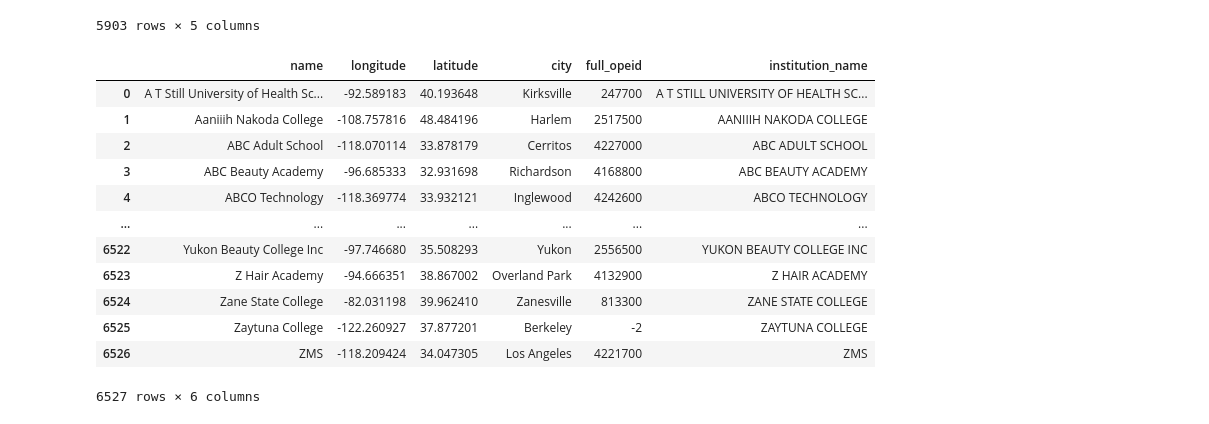
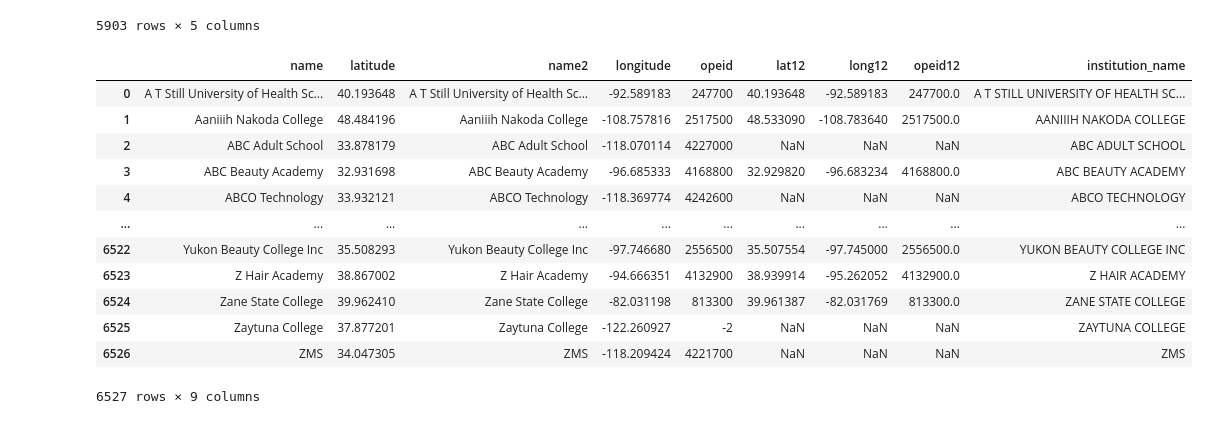
Before and after one commit to 6859-sp21/a4-social-mobility-in-us, a Jupyter notebook: DataTransformations.ipynb, the cells around one changed output. Saved outputs shown, nothing was run; the diff lists cells and outputs as text; code cells hidden in the pictures.

```diff
--- a/DataTransformations.ipynb
+++ b/DataTransformations.ipynb
@@ -62,23 +62,23 @@ mrc11_df
 | 5902 | 41893 | 41893 | ALLIED AMERICAN UNIVERSITY | ALLIED AMERICAN UNIVERSITY | 0 |
 5903 rows × 5 columns
 # %%
-locations_df = pd.read_csv('locations.csv').drop(columns = ['Unnamed: 5'])
-locations_df.columns = ['name', 'longitude', 'latitude', 'city', 'full_opeid']
+locations_df = pd.read_csv('locations_updated.csv').drop(columns = ['Institution name alias (HD2019)', 'Unnamed: 9'])
+locations_df.columns = ['name', 'latitude', 'name2', 'longitude', 'opeid', 'lat12', 'long12', 'opeid12']
 locations_df['institution_name'] = locations_df.name.apply(lambda x: x.upper())
 
 
 locations_df
 # %% [output]
-|  | name | longitude | latitude | city | full_opeid | institution_name |
-| 0 | A T Still University of Health Sc... | -92.589183 | 40.193648 | Kirksville | 247700 | A T STILL UNIVERSITY OF HEALTH SC... |
-| 1 | Aaniiih Nakoda College | -108.757816 | 48.484196 | Harlem | 2517500 | AANIIIH NAKODA COLLEGE |
-| 2 | ABC Adult School | -118.070114 | 33.878179 | Cerritos | 4227000 | ABC ADULT SCHOOL |
-| 3 | ABC Beauty Academy | -96.685333 | 32.931698 | Richardson | 4168800 | ABC BEAUTY ACADEMY |
-| 4 | ABCO Technology | -118.369774 | 33.932121 | Inglewood | 4242600 | ABCO TECHNOLOGY |
-| ... | ... | ... | ... | ... | ... | ... |
-| 6522 | Yukon Beauty College Inc | -97.746680 | 35.508293 | Yukon | 2556500 | YUKON BEAUTY COLLEGE INC |
-| 6523 | Z Hair Academy | -94.666351 | 38.867002 | Overland Park | 4132900 | Z HAIR ACADEMY |
-| 6524 | Zane State College | -82.031198 | 39.962410 | Zanesville | 813300 | ZANE STATE COLLEGE |
-| 6525 | Zaytuna College | -122.260927 | 37.877201 | Berkeley | -2 | ZAYTUNA COLLEGE |
-| 6526 | ZMS | -118.209424 | 34.047305 | Los Angeles | 4221700 | ZMS |
+|  | name | latitude | name2 | longitude | opeid | lat12 | long12 | opeid12 | institution_name |
+| 0 | A T Still University of Health Sc... | 40.193648 | A T Still University of Health Sc... | -92.589183 | 247700 | 40.193648 | -92.589183 | 247700.0 | A T STILL UNIVERSITY OF HEALTH SC... |
+| 1 | Aaniiih Nakoda College | 48.484196 | Aaniiih Nakoda College | -108.757816 | 2517500 | 48.533090 | -108.783640 | 2517500.0 | AANIIIH NAKODA COLLEGE |
+| 2 | ABC Adult School | 33.878179 | ABC Adult School | -118.070114 | 4227000 | NaN | NaN | NaN | ABC ADULT SCHOOL |
+| 3 | ABC Beauty Academy | 32.931698 | ABC Beauty Academy | -96.685333 | 4168800 | 32.929820 | -96.683234 | 4168800.0 | ABC BEAUTY ACADEMY |
+| 4 | ABCO Technology | 33.932121 | ABCO Technology | -118.369774 | 4242600 | NaN | NaN | NaN | ABCO TECHNOLOGY |
+| ... | ... | ... | ... | ... | ... | ... | ... | ... | ... |
+| 6522 | Yukon Beauty College Inc | 35.508293 | Yukon Beauty College Inc | -97.746680 | 2556500 | 35.507554 | -97.745000 | 2556500.0 | YUKON BEAUTY COLLEGE INC |
+| 6523 | Z Hair Academy | 38.867002 | Z Hair Academy | -94.666351 | 4132900 | 38.939914 | -95.262052 | 4132900.0 | Z HAIR ACADEMY |
+| 6524 | Zane State College | 39.962410 | Zane State College | -82.031198 | 813300 | 39.961387 | -82.031769 | 813300.0 | ZANE STATE COLLEGE |
+| 6525 | Zaytuna College | 37.877201 | Zaytuna College | -122.260927 | -2 | NaN | NaN | NaN | ZAYTUNA COLLEGE |
+| 6526 | ZMS | 34.047305 | ZMS | -118.209424 | 4221700 | NaN | NaN | NaN | ZMS |
-6527 rows × 6 columns
+6527 rows × 9 columns
```
Also changed, not shown: parts of 8 cells of this notebook, 1 other file.
